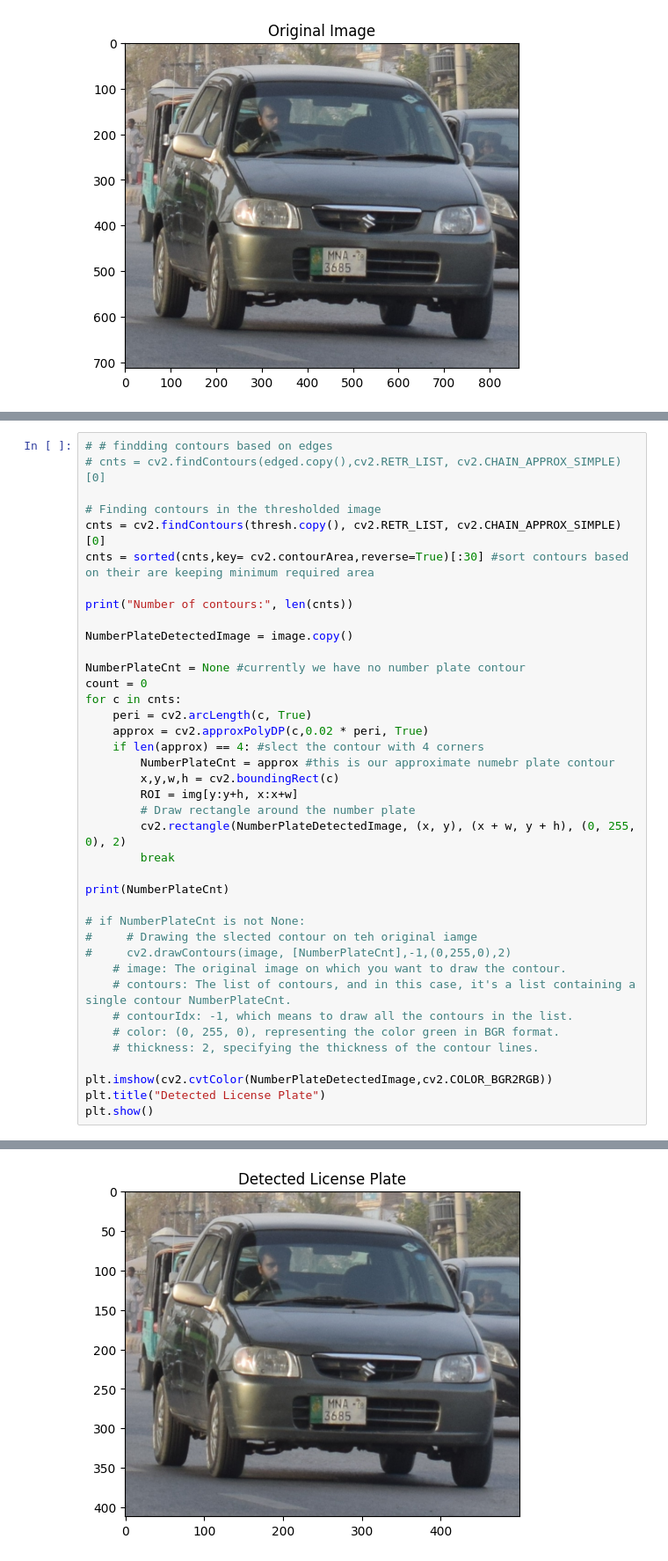
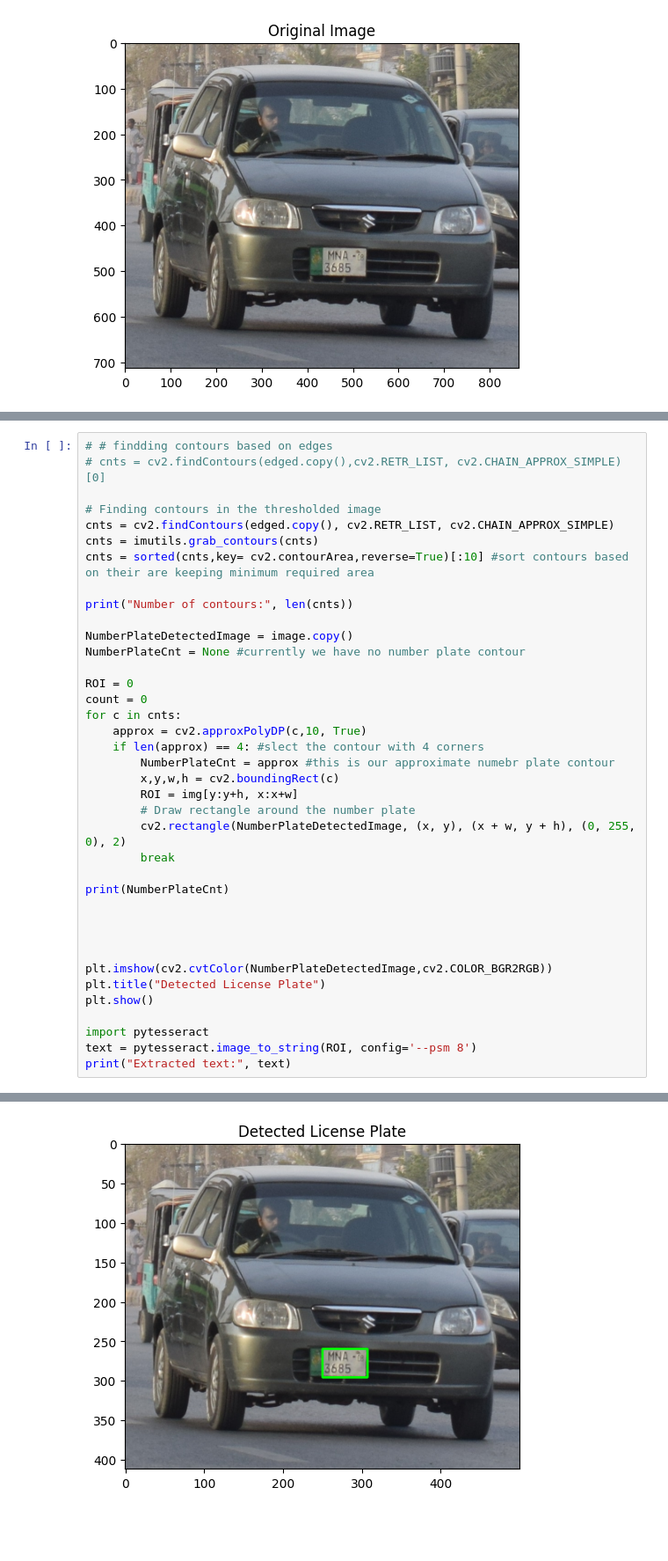
Before and after one commit to Rameen714/Artificial_Intelligence, a Jupyter notebook: CNPR_using_ANN.ipynb, the cells around one changed output, grey strips where cells are left out. Shown at 88% size. Drawn from its saved outputs; the diff is of its cells as text; blank space fills up the shorter version.

```diff
--- a/CNPR_using_ANN.ipynb
+++ b/CNPR_using_ANN.ipynb
@@ -104,18 +105,19 @@ plt.show()
 # cnts = cv2.findContours(edged.copy(),cv2.RETR_LIST, cv2.CHAIN_APPROX_SIMPLE)[0]
 
 # Finding contours in the thresholded image
-cnts = cv2.findContours(thresh.copy(), cv2.RETR_LIST, cv2.CHAIN_APPROX_SIMPLE)[0]
-cnts = sorted(cnts,key= cv2.contourArea,reverse=True)[:30] #sort contours based on their are keeping minimum required area
+cnts = cv2.findContours(edged.copy(), cv2.RETR_LIST, cv2.CHAIN_APPROX_SIMPLE)
+cnts = imutils.grab_contours(cnts)
+cnts = sorted(cnts,key= cv2.contourArea,reverse=True)[:10] #sort contours based on their are keeping minimum required area
 
 print("Number of contours:", len(cnts))
 
 NumberPlateDetectedImage = image.copy()
+NumberPlateCnt = None #currently we have no number plate contour
 
-NumberPlateCnt = None #currently we have no number plate contour
+ROI = 0
 count = 0
 for c in cnts:
-    peri = cv2.arcLength(c, True)
-    approx = cv2.approxPolyDP(c,0.02 * peri, True)
+    approx = cv2.approxPolyDP(c,10, True)
     if len(approx) == 4: #slect the contour with 4 corners
         NumberPlateCnt = approx #this is our approximate numebr plate contour
         x,y,w,h = cv2.boundingRect(c)
@@ -126,16 +128,14 @@ for c in cnts:
 
 print(NumberPlateCnt)
 
-# if NumberPlateCnt is not None:
-#     # Drawing the slected contour on teh original iamge
-#     cv2.drawContours(image, [NumberPlateCnt],-1,(0,255,0),2)
-    # image: The original image on which you want to draw the contour.
-    # contours: The list of contours, and in this case, it's a list containing a single contour NumberPlateCnt.
-    # contourIdx: -1, which means to draw all the contours in the list.
-    # color: (0, 255, 0), representing the color green in BGR format.
-    # thickness: 2, specifying the thickness of the contour lines.
+
+
 
 plt.imshow(cv2.cvtColor(NumberPlateDetectedImage,cv2.COLOR_BGR2RGB))
 plt.title("Detected License Plate")
 plt.show()
+
+import pytesseract
+text = pytesseract.image_to_string(ROI, config='--psm 8')
+print("Extracted text:", text)
 # %% [output]
@@ -144 +150 @@ None
-[figure, old version]
+[figure, new version]
```
Also changed, not shown: parts of 9 cells of this notebook.
